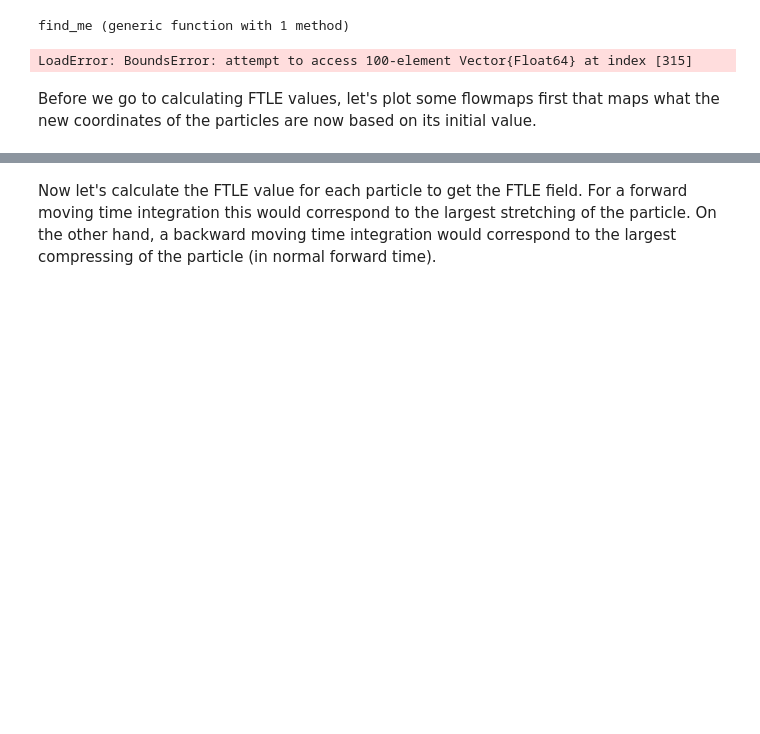
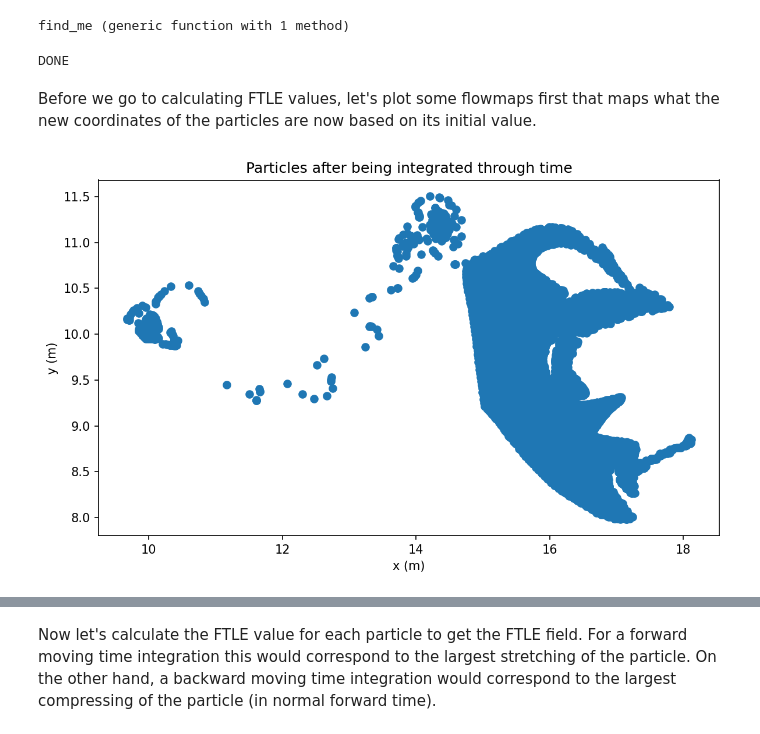
Before and after one commit to jjserdo/FTLE_JJ, a Jupyter notebook: FTLE Method Tutorial .ipynb, the cells around one changed output, grey strips where cells are left out. Saved outputs shown, nothing was run; the diff lists cells and outputs as text; code cells hidden in the pictures; blank space fills up the shorter version.

```diff
--- a/FTLE Method Tutorial .ipynb
+++ b/FTLE Method Tutorial .ipynb
@@ -71,16 +78,17 @@ DONE
 Afterwards, intialize the flow field with a grid of particles. The amount of particles can be more than the resolution of the flow field, as the velocities of these particles can be interpolated.
 Additionally, flow fields can also be interpolated between two flow fields with the smallest timestep.
 # %%
-t_0 = 63800/1000
-t_1 = 69800/1000
-move = Int64(sign(t_1-t_0))
-t_0_ind = Int64(argmin(abs.(tstep_range .- t_0)))
-t_1_ind = Int64(argmin(abs.(tstep_range .- t_1)))
-tsteps = Int64(round(abs(t_1 - t_0)/(100/1000) + 1))
+t0 = 63800/1000
+dt = 6000/1000
+t1 = t0 + dt
+move = Int64(sign(t1-t0))
+t0_ind = Int64(argmin(abs.(tstep_range .- t0)))
+t1_ind = Int64(argmin(abs.(tstep_range .- t1)))
+tsteps = Int64(round(abs(t1 - t0)/(100/1000) + 1))
 
 nx = 100
 ny = 100
-x0, x1, y0, y1 = -0.05,0.1,-0.05,0.05
+x0, x1, y0, y1 = 9.5,12.0,9.0,11.0
 x = collect(range(x0, x1, length=nx))
 y = collect(range(y0, y1, length=ny))
 particles = zeros(3, tsteps+1, nx, ny)
@@ -88,8 +96,8 @@ for tt in 1:tsteps
     for ii in 1:nx
         for jj in 1:ny
             # Initialize the particles into the flow field
-            particles[1,tt,ii,jj] = x_range[ii]
-            particles[2,tt,ii,jj] = y_range[jj]
+            particles[1,tt,ii,jj] = x[ii]
+            particles[2,tt,ii,jj] = y[jj]
         end
     end
 end
@@ -122,15 +133,17 @@ end
 # %% [output]
 find_me (generic function with 1 method)
 # %%
+x = x_range
+y = y_range
 tstep_delta = 100/1000
 # Integrate using Runge-Kutta 4th Order Method
-for tt in t_0_ind:move:t_1_ind
+for tt in t0_ind:move:t1_ind
     for ii in 1:nx
         for jj in 1:ny
             # Let's use Runge Kutta 4th order
             kxy = zeros(4,2)
-            a = particles[1,Int64(move*(tt-t_0_ind)+1),ii,jj]
-            b = particles[2,Int64(move*(tt-t_0_ind)+1),ii,jj]
+            a = particles[1,Int64(move*(tt-t0_ind)+1),ii,jj]
+            b = particles[2,Int64(move*(tt-t0_ind)+1),ii,jj]
             #=Runge Kutta 4th Order K1 =#
             c = copy(a)
             d = copy(b)
@@ -176,15 +189,24 @@ for tt in t_0_ind:move:t_1_ind
                             (c-x[x1])*(d-y[y1])*Vel_contour[UV,tt+move,y2,x2] )
             end
             for UV in 1:2
-                particles[UV,Int64(move*(tt-t_0_ind)+2),ii,jj] = particles[UV,Int64(move*(tt-t_0_ind)+1),ii,jj] + sign(move)*(kxy[1,UV]+2*kxy[2,UV]+2*kxy[3,UV]+kxy[4,UV])*tstep_delta/6
+                particles[UV,Int64(move*(tt-t0_ind)+2),ii,jj] = particles[UV,Int64(move*(tt-t0_ind)+1),ii,jj] + sign(move)*(kxy[1,UV]+2*kxy[2,UV]+2*kxy[3,UV]+kxy[4,UV])*tstep_delta/6
             end
         end
     end
 end
 print("DONE")
 # %% [output]
-LoadError: BoundsError: attempt to access 100-element Vector{Float64} at index [315]
+DONE
 # %% [markdown]
 Before we go to calculating FTLE values, let's plot some flowmaps first that maps what the new coordinates of the particles are now based on its initial value.
+# %%
+fig, ax = subplots(figsize=(8,5), dpi=150)
+ax.scatter(particles[1,end,:,:],particles[2,end,:,:])
+ax.set_title("Particles after being integrated through time")
+ax.set_xlabel("x (m)")
+ax.set_ylabel("y (m)")
+fig.tight_layout()
+# %% [output]
+[figure, added]
 # %%
 # This is an x flowmap
```
Also changed, not shown: parts of 12 cells of this notebook.
